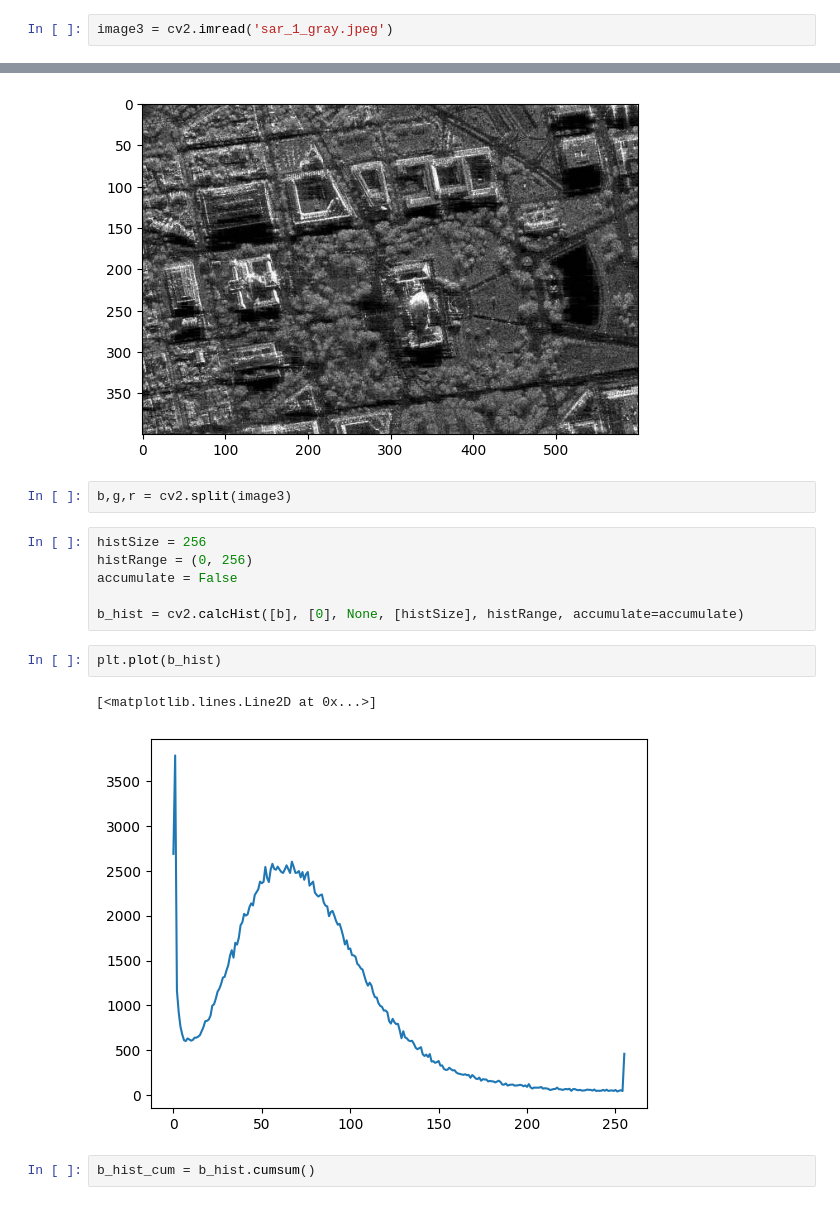
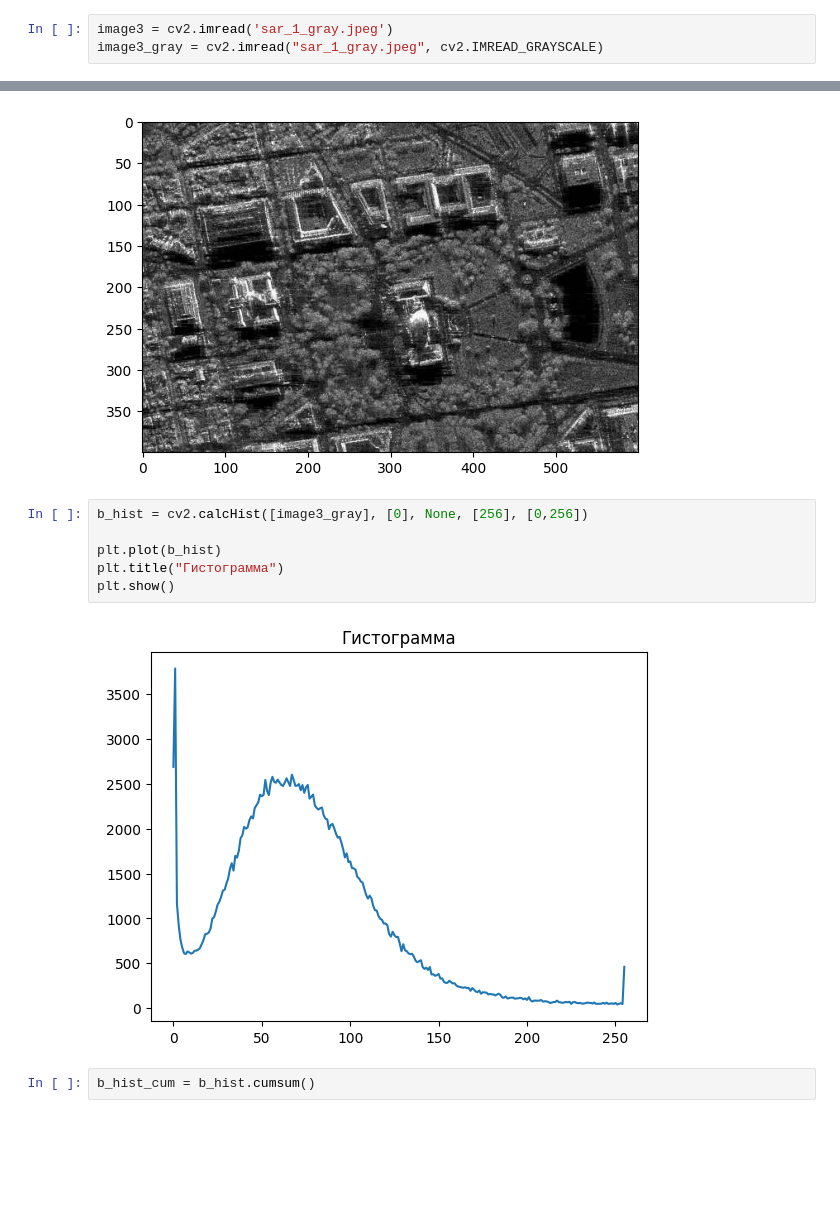
Before and after one commit to nyta-anytay/practic1, a Jupyter notebook: practic_1.ipynb, the cells around one changed output, grey strips where cells are left out. Saved outputs shown, nothing was run; the diff lists cells and outputs as text; blank space fills up the shorter version.

```diff
--- a/practic_1.ipynb
+++ b/practic_1.ipynb
@@ -4,24 +4,20 @@ import cv2
 import matplotlib.pyplot as plt
 # %%
 image3 = cv2.imread('sar_1_gray.jpeg')
+image3_gray = cv2.imread("sar_1_gray.jpeg", cv2.IMREAD_GRAYSCALE)
 # %%
 plt.imshow(image3)
 # %% [output]
 <matplotlib.image.AxesImage at 0x...>
 [figure]
-# %%
-b,g,r = cv2.split(image3)
 # %%
-histSize = 256
-histRange = (0, 256)
-accumulate = False
+b_hist = cv2.calcHist([image3_gray], [0], None, [256], [0,256])
 
-b_hist = cv2.calcHist([b], [0], None, [histSize], histRange, accumulate=accumulate)
+plt.plot(b_hist)
+plt.title("Гистограмма")
+plt.show()
+# %% [output]
+[figure, added]
-# %%
-plt.plot(b_hist)
-# %% [output]
-[<matplotlib.lines.Line2D at 0x...>]
-[figure, removed]
 # %%
 b_hist_cum = b_hist.cumsum()
 # %%
```
